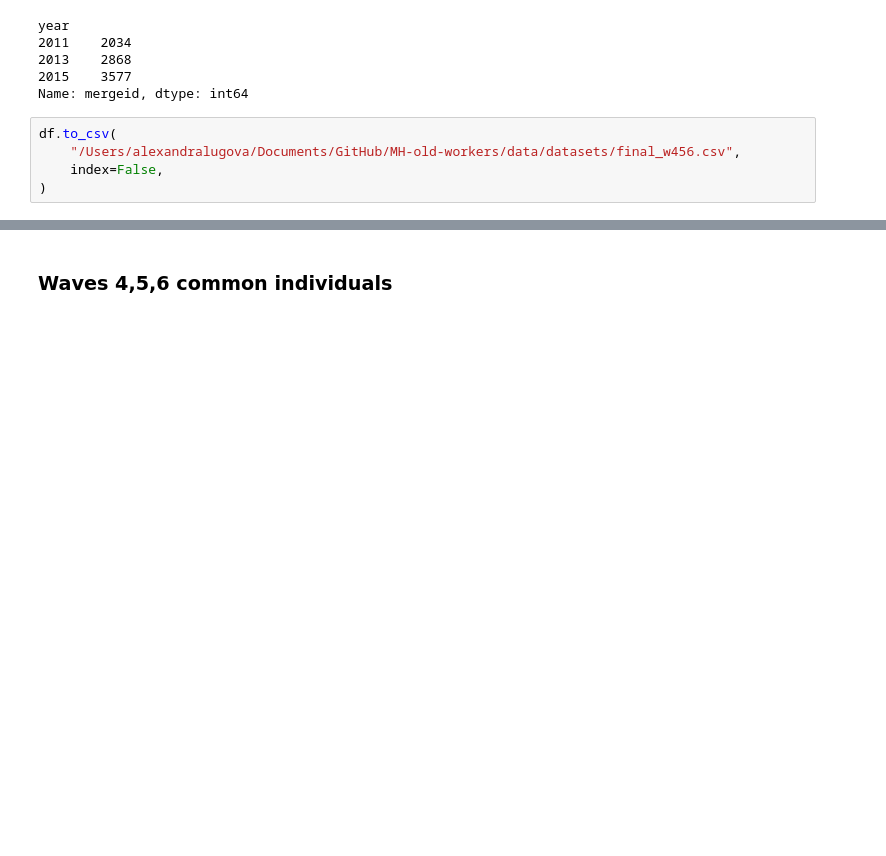
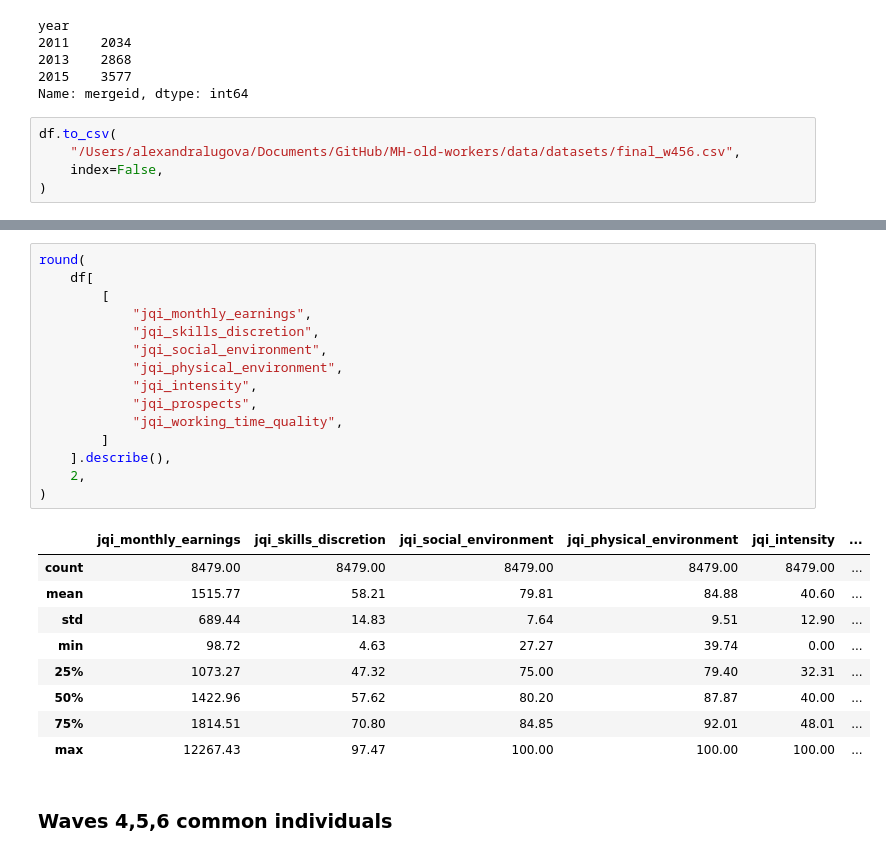
Before and after one commit to lugovalexa/MH-old-workers, a Jupyter notebook: notebooks/final_datasets.ipynb, the cells around one changed output, grey strips where cells are left out. Saved outputs shown, nothing was run; the diff lists cells and outputs as text; blank space fills up the shorter version.

```diff
--- a/notebooks/final_datasets.ipynb
+++ b/notebooks/final_datasets.ipynb
@@ -63,3 +179,28 @@ df.to_csv(
+# %%
+round(
+    df[
+        [
+            "jqi_monthly_earnings",
+            "jqi_skills_discretion",
+            "jqi_social_environment",
+            "jqi_physical_environment",
+            "jqi_intensity",
+            "jqi_prospects",
+            "jqi_working_time_quality",
+        ]
+    ].describe(),
+    2,
+)
+# %% [output]
+|  | jqi_monthly_earnings | jqi_skills_discretion | jqi_social_environment | jqi_physical_environment | jqi_intensity | ... |
+| count | 8479.00 | 8479.00 | 8479.00 | 8479.00 | 8479.00 | ... |
+| mean | 1515.77 | 58.21 | 79.81 | 84.88 | 40.60 | ... |
+| std | 689.44 | 14.83 | 7.64 | 9.51 | 12.90 | ... |
+| min | 98.72 | 4.63 | 27.27 | 39.74 | 0.00 | ... |
+| 25% | 1073.27 | 47.32 | 75.00 | 79.40 | 32.31 | ... |
+| 50% | 1422.96 | 57.62 | 80.20 | 87.87 | 40.00 | ... |
+| 75% | 1814.51 | 70.80 | 84.85 | 92.01 | 48.01 | ... |
+| max | 12267.43 | 97.47 | 100.00 | 100.00 | 100.00 | ... |
 # %% [markdown]
 ### Waves 4,5,6 common individuals
 # %%
```
Also changed, not shown: parts of 10 cells of this notebook.
